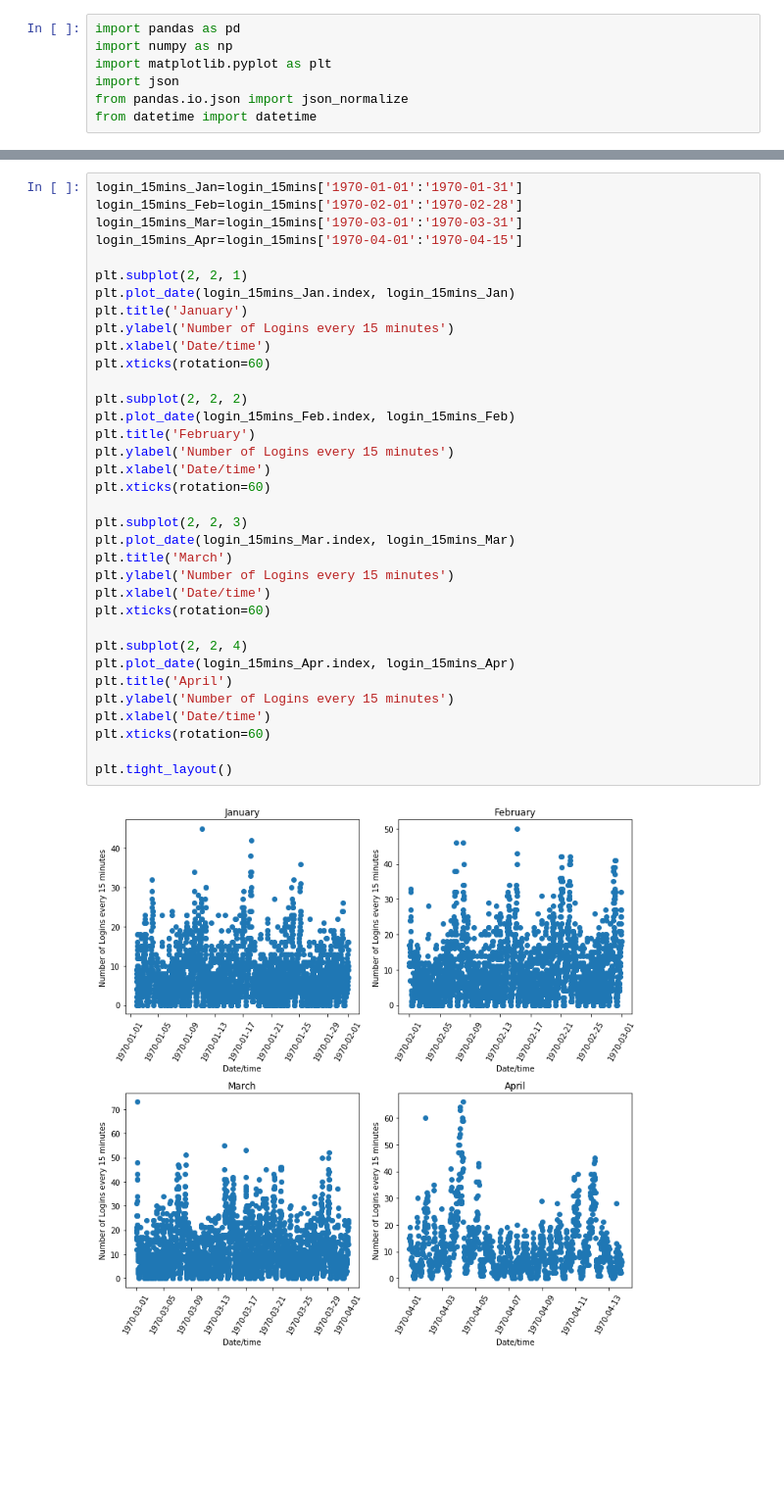
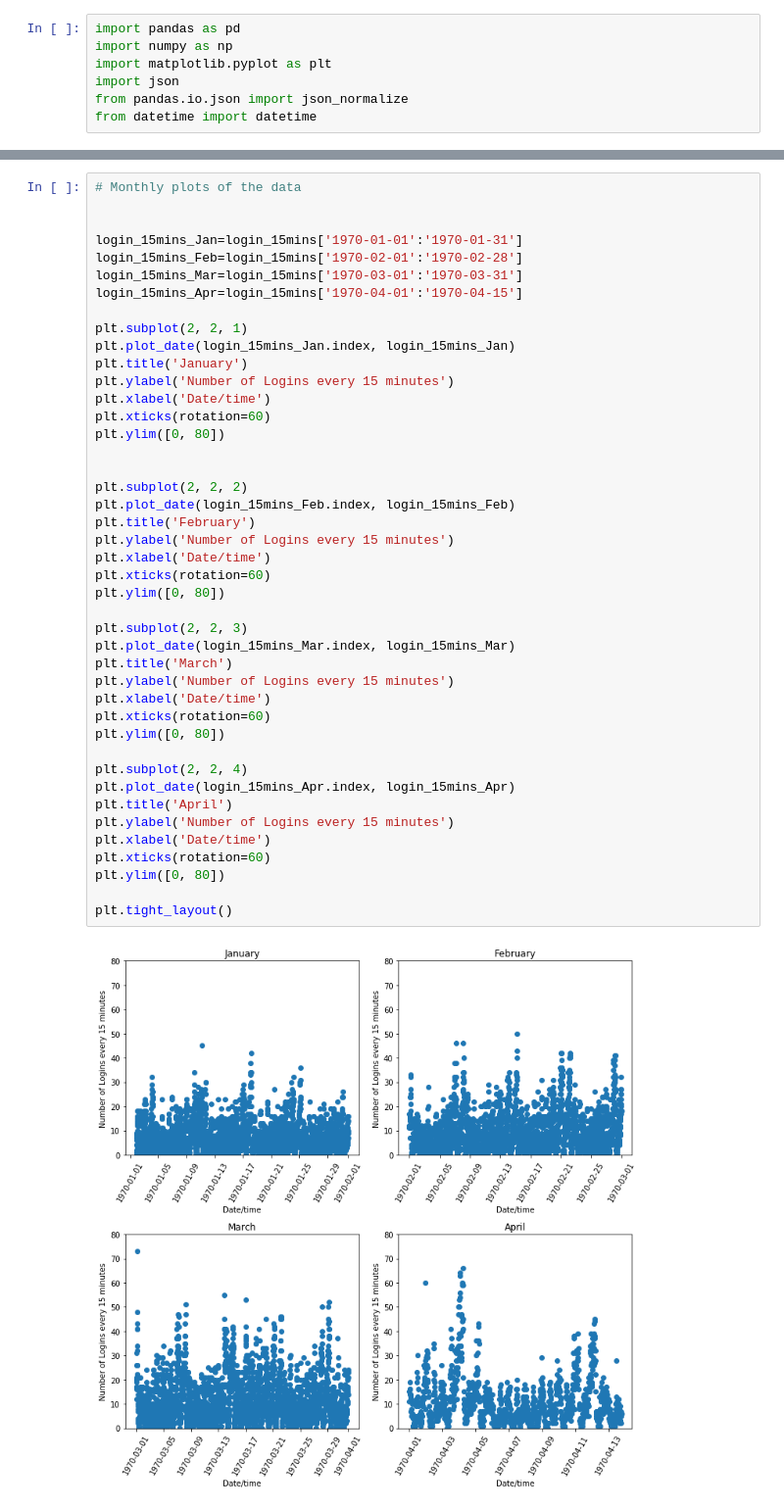
Before and after one commit to jel476/UltimateTechnologies-TakeHome, a Jupyter notebook: Code.ipynb, the cells around one changed output, grey strips where cells are left out. Shown at 98% size. Drawn from its saved outputs; the diff is of its cells as text; blank space fills up the shorter version.

```diff
--- a/Code.ipynb
+++ b/Code.ipynb
@@ -100,4 +162,7 @@ Name: n, dtype: float64
 # %%
+# Monthly plots of the data
+
+
 login_15mins_Jan=login_15mins['1970-01-01':'1970-01-31']
 login_15mins_Feb=login_15mins['1970-02-01':'1970-02-28']
 login_15mins_Mar=login_15mins['1970-03-01':'1970-03-31']
@@ -106,31 +171,36 @@ login_15mins_Apr=login_15mins['1970-04-01':'1970-04-15']
 plt.subplot(2, 2, 1)
 plt.plot_date(login_15mins_Jan.index, login_15mins_Jan)
 plt.title('January')
 plt.ylabel('Number of Logins every 15 minutes')
 plt.xlabel('Date/time')
 plt.xticks(rotation=60)
+plt.ylim([0, 80])
+
 
 plt.subplot(2, 2, 2)
 plt.plot_date(login_15mins_Feb.index, login_15mins_Feb)
 plt.title('February')
 plt.ylabel('Number of Logins every 15 minutes')
 plt.xlabel('Date/time')
 plt.xticks(rotation=60)
+plt.ylim([0, 80])
 
 plt.subplot(2, 2, 3)
 plt.plot_date(login_15mins_Mar.index, login_15mins_Mar)
 plt.title('March')
 plt.ylabel('Number of Logins every 15 minutes')
 plt.xlabel('Date/time')
 plt.xticks(rotation=60)
+plt.ylim([0, 80])
 
 plt.subplot(2, 2, 4)
 plt.plot_date(login_15mins_Apr.index, login_15mins_Apr)
 plt.title('April')
 plt.ylabel('Number of Logins every 15 minutes')
 plt.xlabel('Date/time')
 plt.xticks(rotation=60)
+plt.ylim([0, 80])
 
 plt.tight_layout()
 # %% [output]
-[figure, old version]
+[figure, new version]
```
Also changed, not shown: parts of 11 cells of this notebook.
